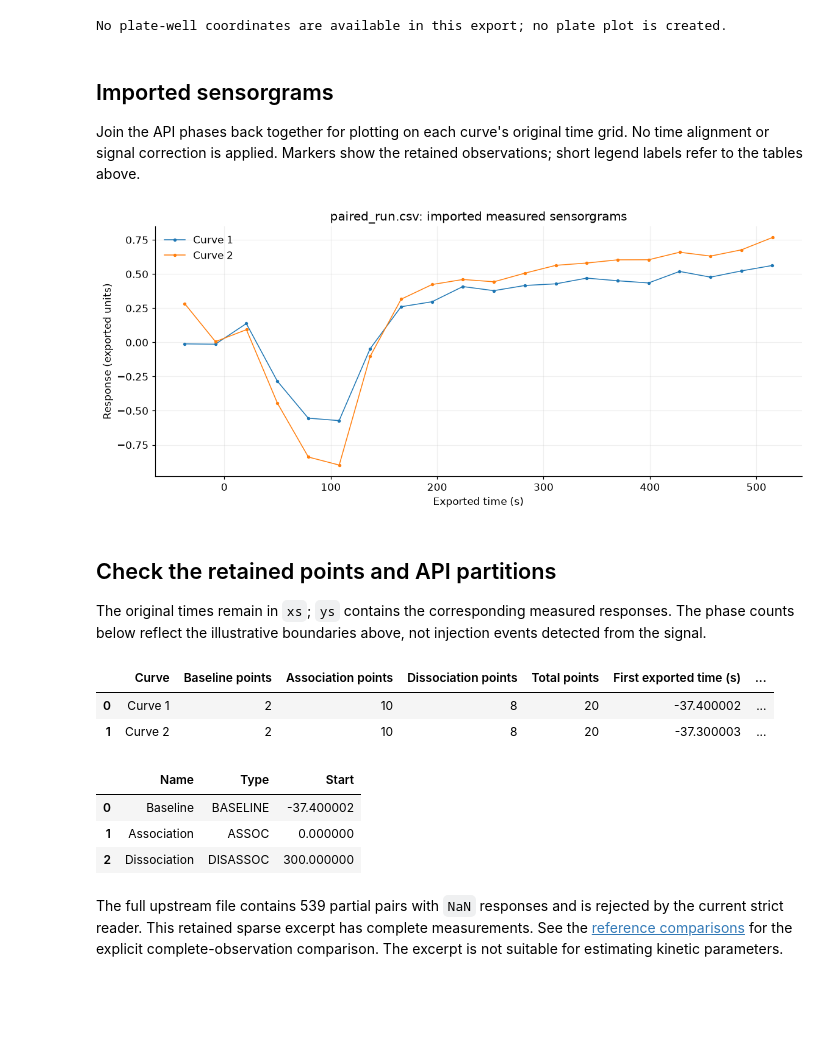
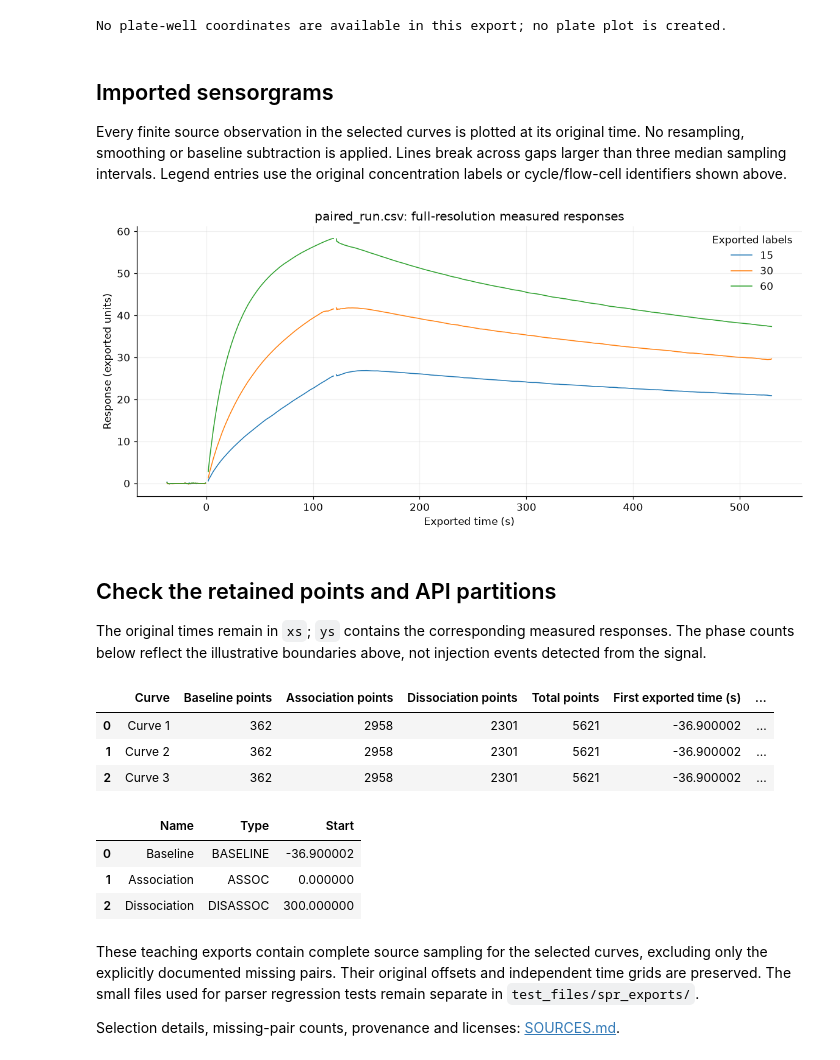
Before and after one commit to osvalB/pykingenie, a Jupyter notebook: notebooks/12_spr_paired_run_import.ipynb, the cells around one changed output. Cells and saved outputs as stored; diff of their text form; code cells hidden in the pictures; blank space fills up the shorter version.

Commit message:
Use representative full-resolution curves in SPR import notebooks

```diff
--- a/notebooks/12_spr_paired_run_import.ipynb
+++ b/notebooks/12_spr_paired_run_import.ipynb
@@ -90,5 +91,6 @@ header_info = labels.str.extract('Run\\s+(?P<Run>\\d+);\\s*Ch\\s+(?P<Channel>\\d
 header_info.insert(0, "Curve", curve_ids)
 display(header_info)
 display(labels.to_frame())
+plot_labels = header_info["Concentration_label"].tolist()
 # %% [output]
 |  | Curve | Run | Channel | Cycle | Concentration_label |
@@ -142,22 +147,30 @@ No plate-well coordinates are available in this export; no plate plot is created
 # %% [markdown]
 ## Imported sensorgrams
 
-Join the API phases back together for plotting on each curve's original time
-grid. No time alignment or signal correction is applied. Markers show the
-retained observations; short legend labels refer to the tables above.
+Every finite source observation in the selected curves is plotted at its original
+time. No resampling, smoothing or baseline subtraction is applied. Lines break
+across gaps larger than three median sampling intervals. Legend entries use the
+original concentration labels or cycle/flow-cell identifiers shown above.
 # %%
-fig, ax = plt.subplots(figsize=(10.5, 4.5), constrained_layout=True)
-for i, curve in enumerate(curve_ids):
+fig, ax = plt.subplots(figsize=(10.5, 4.8), constrained_layout=True)
+axes = [ax]
+for i, label in enumerate(plot_labels):
     time = np.concatenate(experiment.xs[i])
     response = np.concatenate(experiment.ys[i])
-    ax.plot(time, response, "o-", markersize=2.5, linewidth=1, label=curve)
-ax.set(title="paired_run.csv: imported measured sensorgrams",
-       xlabel="Exported time (s)", ylabel="Response (exported units)")
-ax.legend(frameon=False)
-ax.grid(alpha=0.18)
+    breaks = np.flatnonzero(np.diff(time) > 3 * np.median(np.diff(time))) + 1
+    segments = np.split(np.arange(len(time)), breaks)
+    for axis in axes:
+        for j, indices in enumerate(segments):
+            axis.plot(time[indices], response[indices], color=f"C{i}", linewidth=1,
+                      label=label if j == 0 else None)
+for axis in axes:
+    axis.set(xlabel="Exported time (s)", ylabel="Response (exported units)")
+    axis.legend(frameon=False, title="Exported labels")
+    axis.grid(alpha=0.18)
+ax.set_title("paired_run.csv: full-resolution measured responses")
 plt.show()
 # %% [output]
-[figure, old version]
+[figure, new version]
 # %% [markdown]
 ## Check the retained points and API partitions
 
@@ -181,11 +194,18 @@ display(imported_points)
 display(experiment.df_steps[["Name", "Type", "Start"]])
 # %% [output]
 |  | Curve | Baseline points | Association points | Dissociation points | Total points | First exported time (s) | ... |
-| 0 | Curve 1 | 2 | 10 | 8 | 20 | -37.400002 | ... |
-| 1 | Curve 2 | 2 | 10 | 8 | 20 | -37.300003 | ... |
+| 0 | Curve 1 | 362 | 2958 | 2301 | 5621 | -36.900002 | ... |
+| 1 | Curve 2 | 362 | 2958 | 2301 | 5621 | -36.900002 | ... |
+| 2 | Curve 3 | 362 | 2958 | 2301 | 5621 | -36.900002 | ... |
 |  | Name | Type | Start |
-| 0 | Baseline | BASELINE | -37.400002 |
+| 0 | Baseline | BASELINE | -36.900002 |
 | 1 | Association | ASSOC | 0.000000 |
 | 2 | Dissociation | DISASSOC | 300.000000 |
 # %% [markdown]
-The full upstream file contains 539 partial pairs with `NaN` responses and is rejected by the current strict reader. This retained sparse excerpt has complete measurements. See the [reference comparisons](../validation/spr_parsers/README.md) for the explicit complete-observation comparison. The excerpt is not suitable for estimating kinetic parameters.
+These teaching exports contain complete source sampling for the selected
+curves, excluding only the explicitly documented missing pairs. Their original
+offsets and independent time grids are preserved. The small files used for parser
+regression tests remain separate in `test_files/spr_exports/`.
+
+Selection details, missing-pair counts, provenance and licenses:
+[SOURCES.md](data/spr_exports/SOURCES.md).
```
Also changed, not shown: parts of 6 cells of this notebook, 12 other files.
